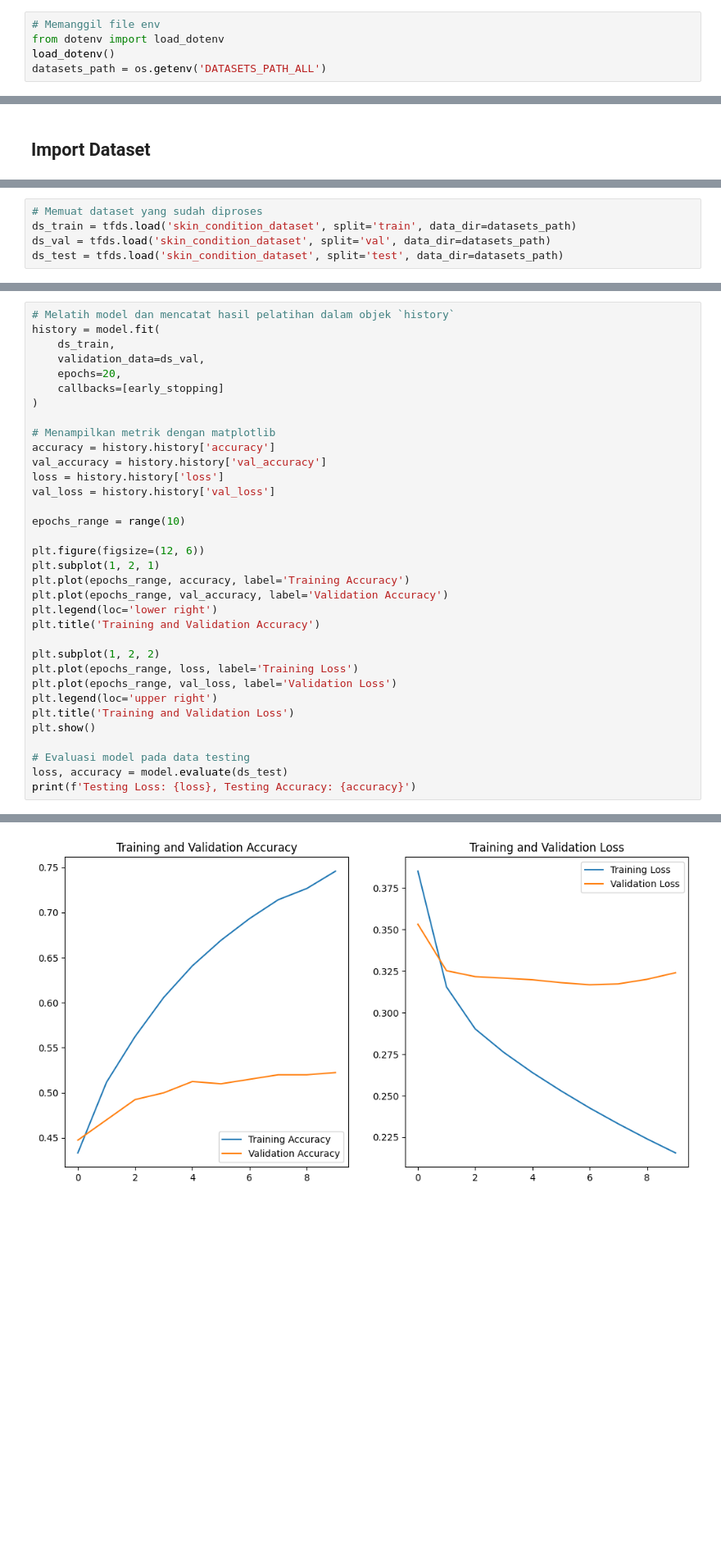
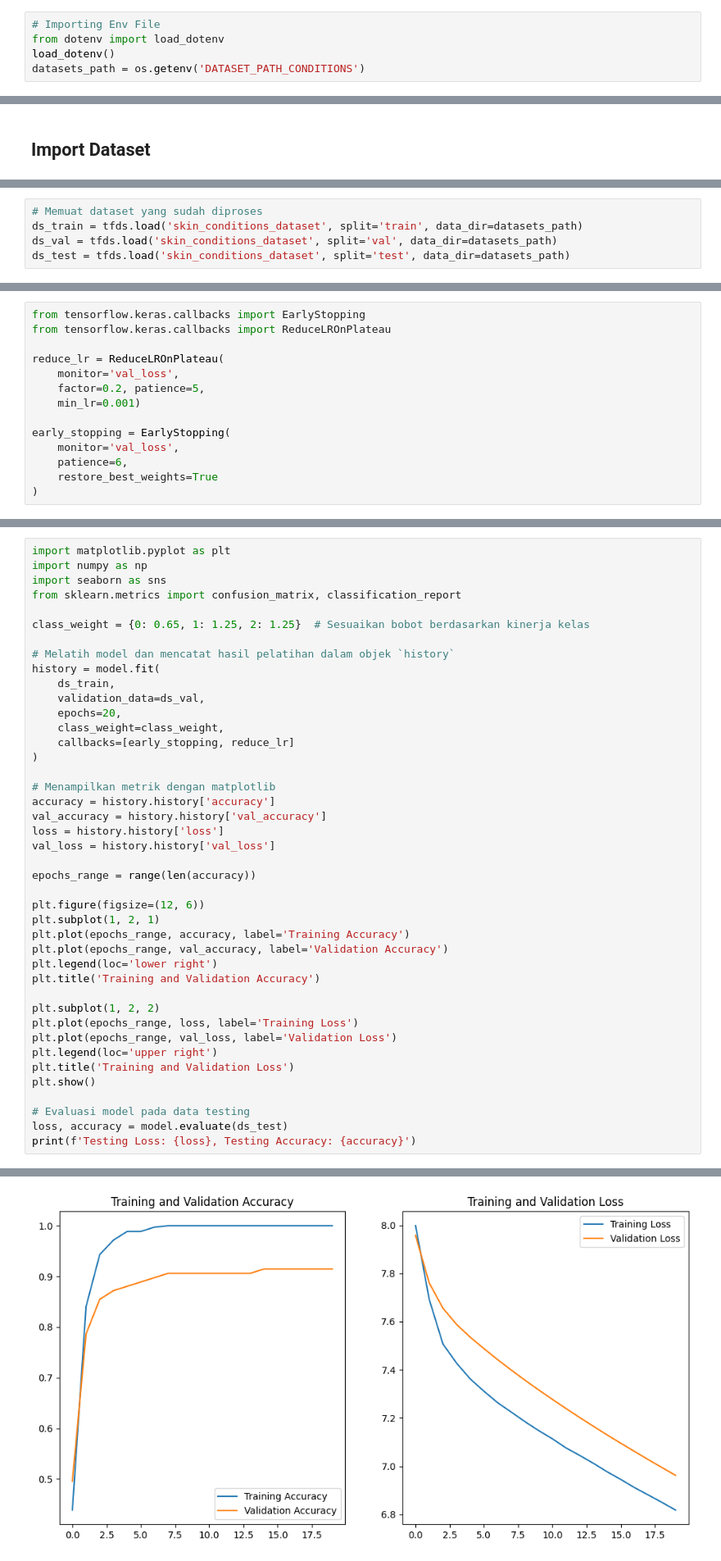
Before and after one commit to Bangkit-C242-PS177/ML, a Jupyter notebook: skin_conditions.ipynb, the cells around one changed output, grey strips where cells are left out. Shown: that part at 82% size. Drawn from its saved outputs; the diff is of its cells as text; blank space fills up the shorter version.

Commit message:
model for skin conditions

```diff
--- a/skin_conditions.ipynb
+++ b/skin_conditions.ipynb
@@ -12,8 +14,8 @@ from tensorflow.keras.layers import Dense, GlobalAveragePooling2D
 from tensorflow.keras.preprocessing.image import ImageDataGenerator
 import tensorflow_datasets as tfds
 # %%
-# Memanggil file env
+# Importing Env File
 from dotenv import load_dotenv
 load_dotenv()
-datasets_path = os.getenv('DATASETS_PATH_ALL')
+datasets_path = os.getenv('DATASET_PATH_CONDITIONS')
 # %%
@@ -210,8 +199,8 @@ early_stopping = EarlyStopping(
 # %%
 # Memuat dataset yang sudah diproses
-ds_train = tfds.load('skin_condition_dataset', split='train', data_dir=datasets_path)
-ds_val = tfds.load('skin_condition_dataset', split='val', data_dir=datasets_path)
-ds_test = tfds.load('skin_condition_dataset', split='test', data_dir=datasets_path)
+ds_train = tfds.load('skin_conditions_dataset', split='train', data_dir=datasets_path)
+ds_val = tfds.load('skin_conditions_dataset', split='val', data_dir=datasets_path)
+ds_test = tfds.load('skin_conditions_dataset', split='test', data_dir=datasets_path)
 # %%
 from tensorflow.keras.applications.mobilenet_v2 import preprocess_input
 
@@ -240,3 +255,17 @@ ds_test = ds_test.batch(32).prefetch(tf.data.AUTOTUNE)
+# %%
+from tensorflow.keras.callbacks import EarlyStopping
+from tensorflow.keras.callbacks import ReduceLROnPlateau
+
+reduce_lr = ReduceLROnPlateau(
+    monitor='val_loss',
+    factor=0.2, patience=5,
+    min_lr=0.001)
+
+early_stopping = EarlyStopping(
+    monitor='val_loss',
+    patience=6,
+    restore_best_weights=True
+)
 # %%
 for image, label in ds_train.take(1):
     print(image.shape, label.shape)  # Pastikan gambar memiliki shape (32, 224, 224, 3)
@@ -272,10 +293,18 @@ model.compile(optimizer=optimizer, loss='binary_crossentropy', metrics=['accurac
 # %%
+import matplotlib.pyplot as plt
+import numpy as np
+import seaborn as sns
+from sklearn.metrics import confusion_matrix, classification_report
+
+class_weight = {0: 0.65, 1: 1.25, 2: 1.25}  # Sesuaikan bobot berdasarkan kinerja kelas
+
 # Melatih model dan mencatat hasil pelatihan dalam objek `history`
 history = model.fit(
     ds_train,
     validation_data=ds_val,
     epochs=20,
-    callbacks=[early_stopping]
+    class_weight=class_weight,
+    callbacks=[early_stopping, reduce_lr]
 )
 
 # Menampilkan metrik dengan matplotlib
@@ -284,7 +313,7 @@ val_accuracy = history.history['val_accuracy']
 loss = history.history['loss']
 val_loss = history.history['val_loss']
 
-epochs_range = range(10)
+epochs_range = range(len(accuracy))
 
 plt.figure(figsize=(12, 6))
 plt.subplot(1, 2, 1)
@@ -327 +353 @@ Epoch 10/10
-[figure, old version]
+[figure, new version]
```
Also changed, not shown: parts of 15 cells of this notebook, 1 other file.
